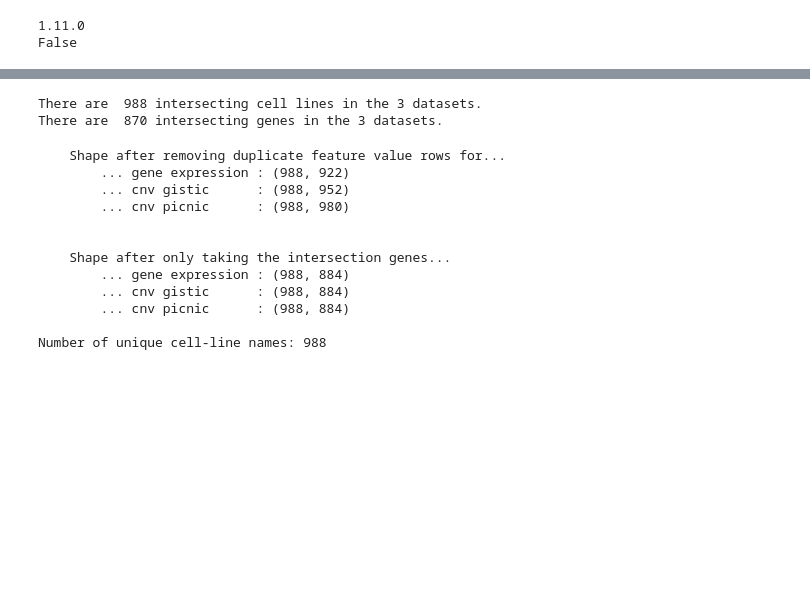
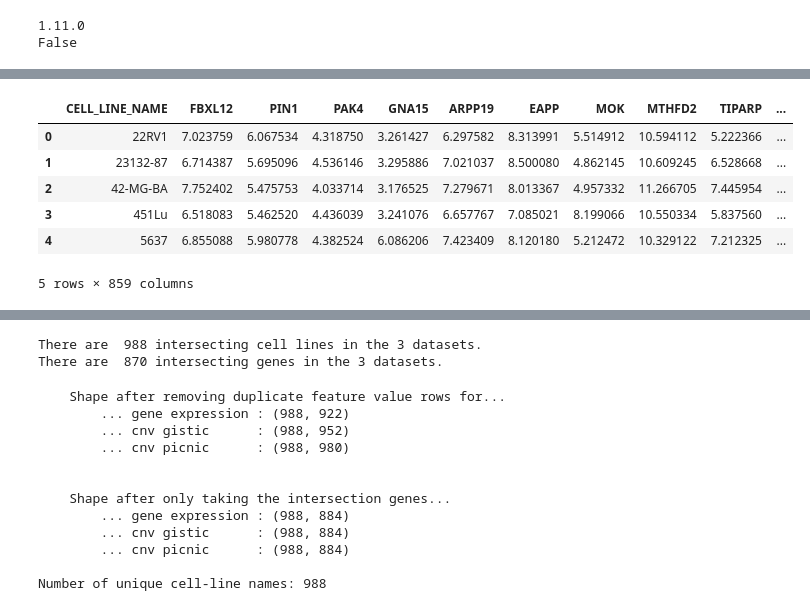
Before and after one commit to PeeteKeesel/gnn-for-drug-response-prediction, a Jupyter notebook: 07_v2_graph_dataset.ipynb, the cells around one changed output, grey strips where cells are left out. Drawn from its saved outputs; the diff is of its cells as text; code cells hidden in the pictures; blank space fills up the shorter version.

```diff
--- a/07_v2_graph_dataset.ipynb
+++ b/07_v2_graph_dataset.ipynb
@@ -79,0 +35,33 @@ CNV Picnic: (446521, 980) took 117.35387 seconds.
+# %%
+# -------------------------------------- #
+# Read cell-line - gene feature datasets #
+# -------------------------------------- #
+READ = True
+
+if READ:
+    start = time.time()
+    with open(f'{PATH_TO_FEATURES}gexpr_sparse.pkl', 'rb') as f:
+        gexpr = pickle.load(f)
+    with open(f'{PATH_TO_FEATURES}cnvg_sparse.pkl', 'rb') as f:
+        cnvg = pickle.load(f)
+    with open(f'{PATH_TO_FEATURES}cnvp_sparse.pkl', 'rb') as f:
+        cnvp = pickle.load(f)
+    with open(f'{PATH_TO_FEATURES}mut_sparse.pkl', 'rb') as f:
+        mut = pickle.load(f)
+    print(f"Took {time.time()-start:.5f} seconds to read the cell-line feature datasets.")
+    print(f"""Shapes
+    Gene Expression : {gexpr.shape}
+    CNV Gistic      : {cnvg.shape}
+    CNV Picnic      : {cnvp.shape}
+    Mutation        : {mut.shape}
+    """)
+
+# ----------------------------------------- #
+# Read cell-line, drug and ln(IC50) dataset #
+# ----------------------------------------- #
+if READ:
+    start = time.time()
+    with open(f'{PATH_TO_FEATURES}drugs_sparse.pkl', 'rb') as f:
+        drug_responses = pickle.load(f)
+    print(f"Took {time.time()-start:.5f} seconds to read cell-line-drug-ic50 dataset.")
+    print(f"Shape: {drug_responses.shape}")
@@ -79,0 +109,10 @@ CNV Picnic: (446521, 980) took 117.35387 seconds.
+# %%
+gexpr.head(5)
+# %% [output]
+|  | CELL_LINE_NAME | FBXL12 | PIN1 | PAK4 | GNA15 | ARPP19 | EAPP | MOK | MTHFD2 | TIPARP | ... |
+| 0 | 22RV1 | 7.023759 | 6.067534 | 4.318750 | 3.261427 | 6.297582 | 8.313991 | 5.514912 | 10.594112 | 5.222366 | ... |
+| 1 | 23132-87 | 6.714387 | 5.695096 | 4.536146 | 3.295886 | 7.021037 | 8.500080 | 4.862145 | 10.609245 | 6.528668 | ... |
+| 2 | 42-MG-BA | 7.752402 | 5.475753 | 4.033714 | 3.176525 | 7.279671 | 8.013367 | 4.957332 | 11.266705 | 7.445954 | ... |
+| 3 | 451Lu | 6.518083 | 5.462520 | 4.436039 | 3.241076 | 6.657767 | 7.085021 | 8.199066 | 10.550334 | 5.837560 | ... |
+| 4 | 5637 | 6.855088 | 5.980778 | 4.382524 | 6.086206 | 7.423409 | 8.120180 | 5.212472 | 10.329122 | 7.212325 | ... |
+5 rows × 859 columns
```
Also changed, not shown: parts of 9 cells of this notebook, 4 other files.
